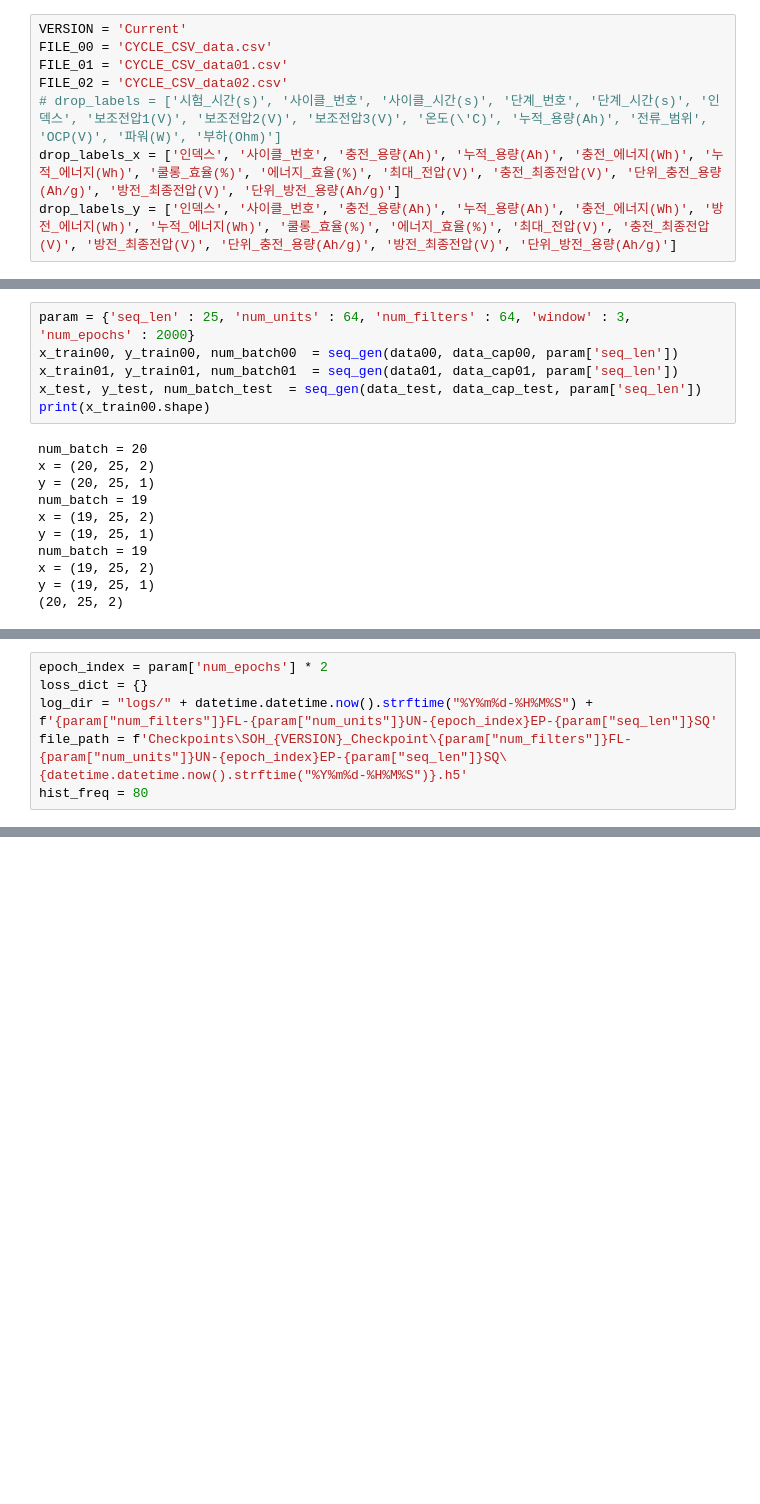
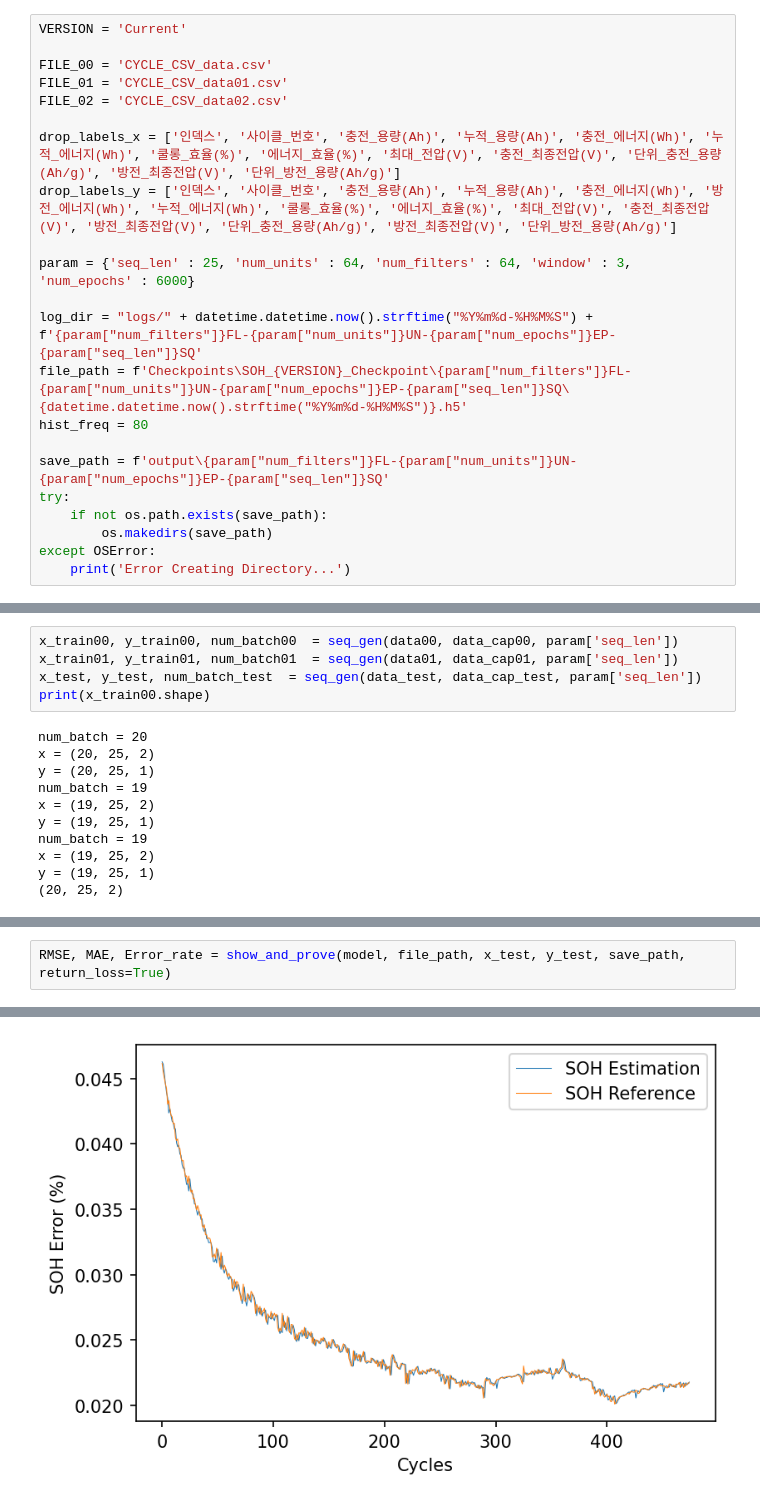
Before and after one commit to pnpsuM/SOH_Est_CNN-LSTM, a Jupyter notebook: CNN-LSTM_SOH.ipynb, the cells around one changed output, grey strips where cells are left out. Saved outputs shown, nothing was run; the diff lists cells and outputs as text; blank space fills up the shorter version.

Commit message:
Now plotting RMSE, MAE, Error rate is possible.

```diff
--- a/CNN-LSTM_SOH.ipynb
+++ b/CNN-LSTM_SOH.ipynb
@@ -14,12 +15,26 @@ The tensorboard extension is already loaded. To reload it, use:
   %reload_ext tensorboard
 # %%
 VERSION = 'Current'
+
 FILE_00 = 'CYCLE_CSV_data.csv'
 FILE_01 = 'CYCLE_CSV_data01.csv'
 FILE_02 = 'CYCLE_CSV_data02.csv'
-# drop_labels = ['시험_시간(s)', '사이클_번호', '사이클_시간(s)', '단계_번호', '단계_시간(s)', '인덱스', '보조전압1(V)', '보조전압2(V)', '보조전압3(V)', '온도(\'C)', '누적_용량(Ah)', '전류_범위', 'OCP(V)', '파워(W)', '부하(Ohm)']
+
 drop_labels_x = ['인덱스', '사이클_번호', '충전_용량(Ah)', '누적_용량(Ah)', '충전_에너지(Wh)', '누적_에너지(Wh)', '쿨롱_효율(%)', '에너지_효율(%)', '최대_전압(V)', '충전_최종전압(V)', '단위_충전_용량(Ah/g)', '방전_최종전압(V)', '단위_방전_용량(Ah/g)']
 drop_labels_y = ['인덱스', '사이클_번호', '충전_용량(Ah)', '누적_용량(Ah)', '충전_에너지(Wh)', '방전_에너지(Wh)', '누적_에너지(Wh)', '쿨롱_효율(%)', '에너지_효율(%)', '최대_전압(V)', '충전_최종전압(V)', '방전_최종전압(V)', '단위_충전_용량(Ah/g)', '방전_최종전압(V)', '단위_방전_용량(Ah/g)']
+
+param = {'seq_len' : 25, 'num_units' : 64, 'num_filters' : 64, 'window' : 3, 'num_epochs' : 6000}
+
+log_dir = "logs/" + datetime.datetime.now().strftime("%Y%m%d-%H%M%S") + f'{param["num_filters"]}FL-{param["num_units"]}UN-{param["num_epochs"]}EP-{param["seq_len"]}SQ'
+file_path = f'Checkpoints\SOH_{VERSION}_Checkpoint\{param["num_filters"]}FL-{param["num_units"]}UN-{param["num_epochs"]}EP-{param["seq_len"]}SQ\{datetime.datetime.now().strftime("%Y%m%d-%H%M%S")}.h5'
+hist_freq = 80
+
+save_path = f'output\{param["num_filters"]}FL-{param["num_units"]}UN-{param["num_epochs"]}EP-{param["seq_len"]}SQ'
+try:
+    if not os.path.exists(save_path):
+        os.makedirs(save_path)
+except OSError:
+    print('Error Creating Directory...')
 # %%
 data00, data_cap00 = get_data(FILE_00, drop_labels_x, drop_labels_y)
 data01, data_cap01 = get_data(FILE_01, drop_labels_x, drop_labels_y)
@@ -51,7 +66,6 @@ data01 = (480, 2)
 data_test = (480, 2)
 [figure]
 # %%
-param = {'seq_len' : 25, 'num_units' : 64, 'num_filters' : 64, 'window' : 3, 'num_epochs' : 2000}
 x_train00, y_train00, num_batch00  = seq_gen(data00, data_cap00, param['seq_len'])
 x_train01, y_train01, num_batch01  = seq_gen(data01, data_cap01, param['seq_len'])
 x_test, y_test, num_batch_test  = seq_gen(data_test, data_cap_test, param['seq_len'])
@@ -92,11 +106,5 @@ Trainable params: 16,968
 Non-trainable params: 0
 _________________________________________________________________
-# %%
-epoch_index = param['num_epochs'] * 2
-loss_dict = {}
-log_dir = "logs/" + datetime.datetime.now().strftime("%Y%m%d-%H%M%S") + f'{param["num_filters"]}FL-{param["num_units"]}UN-{epoch_index}EP-{param["seq_len"]}SQ'
-file_path = f'Checkpoints\SOH_{VERSION}_Checkpoint\{param["num_filters"]}FL-{param["num_units"]}UN-{epoch_index}EP-{param["seq_len"]}SQ\{datetime.datetime.now().strftime("%Y%m%d-%H%M%S")}.h5'
-hist_freq = 80
 # %%
 callback_list = [ModelCheckpoint(filepath = file_path, monitor = 'val_loss', save_best_only = True),
                  TensorBoard(log_dir=log_dir, histogram_freq=hist_freq)]
@@ -152,0 +152,3 @@ show_and_prove(model, VERSION, file_path, epoch_index, x_test, y_test, loss_dict
+# %%
+RMSE, MAE, Error_rate = show_and_prove(model, file_path, x_test, y_test, save_path, return_loss=True)
+# %% [output]
@@ -152,0 +158 @@ show_and_prove(model, VERSION, file_path, epoch_index, x_test, y_test, loss_dict
+[figure, added]
```
Also changed, not shown: parts of 7 cells of this notebook, 4 other files.
